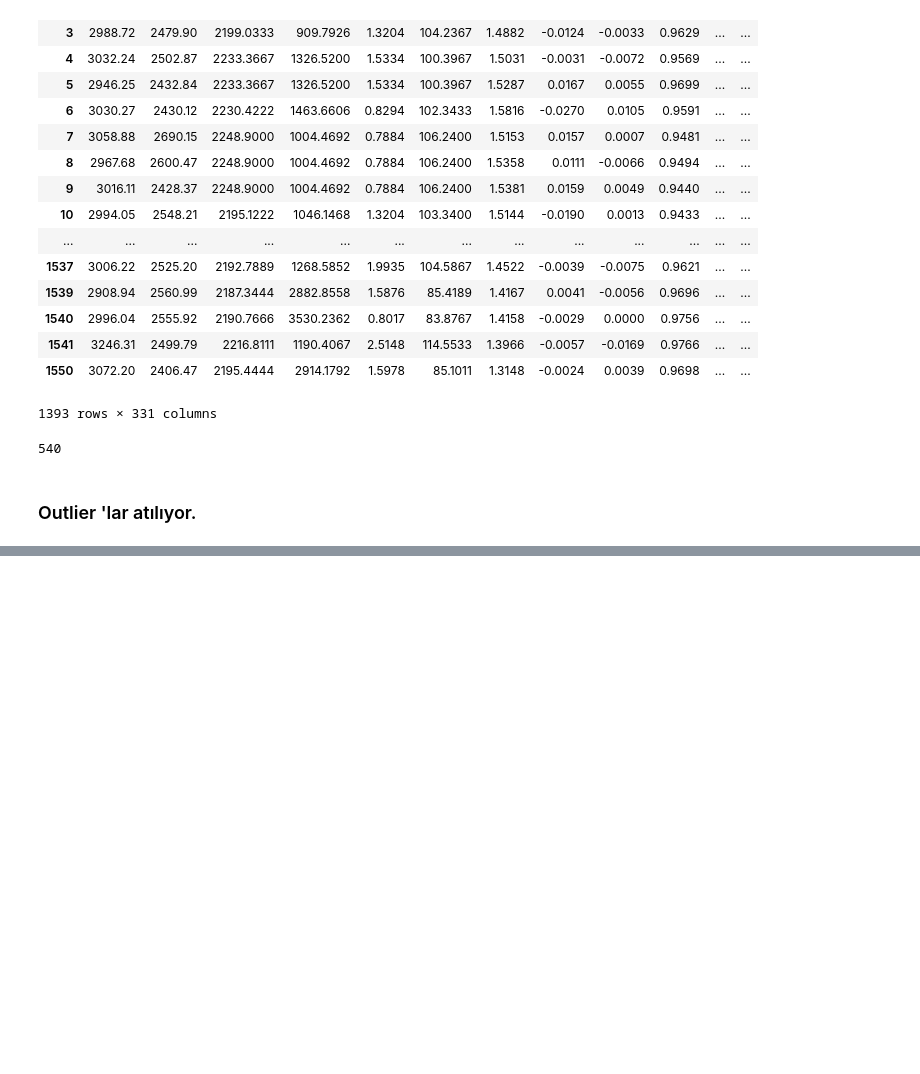
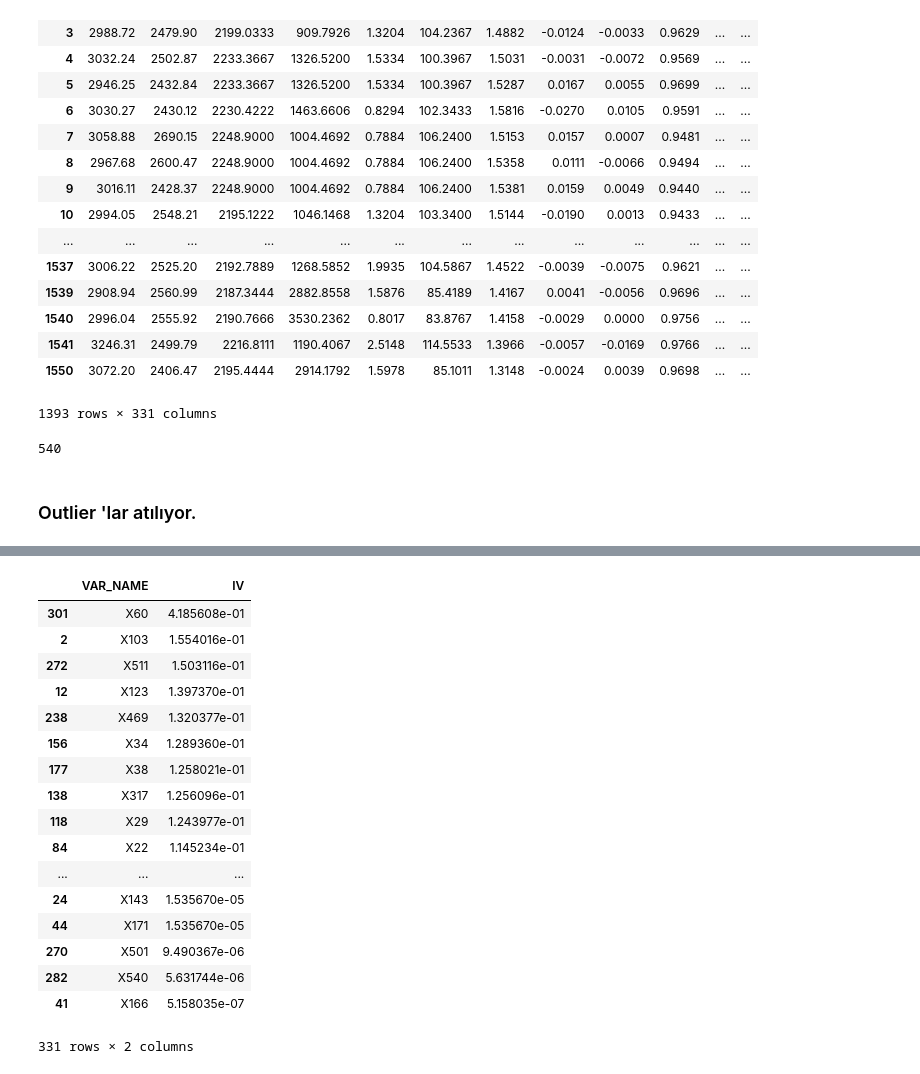
Before and after one commit to batutlsk/PredY, a Jupyter notebook: secom/Secom_asama_1.ipynb, the cells around one changed output, grey strips where cells are left out. Drawn from its saved outputs; the diff is of its cells as text; code cells hidden in the pictures; blank space fills up the shorter version.

```diff
--- a/secom/Secom_asama_1.ipynb
+++ b/secom/Secom_asama_1.ipynb
@@ -555,2 +568,21 @@ float_woe.info()
 # %%
-IV.sort_values('IV')
+IV.sort_values('IV',ascending=False)
+# %% [output]
+|  | VAR_NAME | IV |
+| 301 | X60 | 4.185608e-01 |
+| 2 | X103 | 1.554016e-01 |
+| 272 | X511 | 1.503116e-01 |
+| 12 | X123 | 1.397370e-01 |
+| 238 | X469 | 1.320377e-01 |
+| 156 | X34 | 1.289360e-01 |
+| 177 | X38 | 1.258021e-01 |
+| 138 | X317 | 1.256096e-01 |
+| 118 | X29 | 1.243977e-01 |
+| 84 | X22 | 1.145234e-01 |
+| ... | ... | ... |
+| 24 | X143 | 1.535670e-05 |
+| 44 | X171 | 1.535670e-05 |
+| 270 | X501 | 9.490367e-06 |
+| 282 | X540 | 5.631744e-06 |
+| 41 | X166 | 5.158035e-07 |
+331 rows × 2 columns
```
Also changed, not shown: parts of 29 cells of this notebook, 1 other file.
